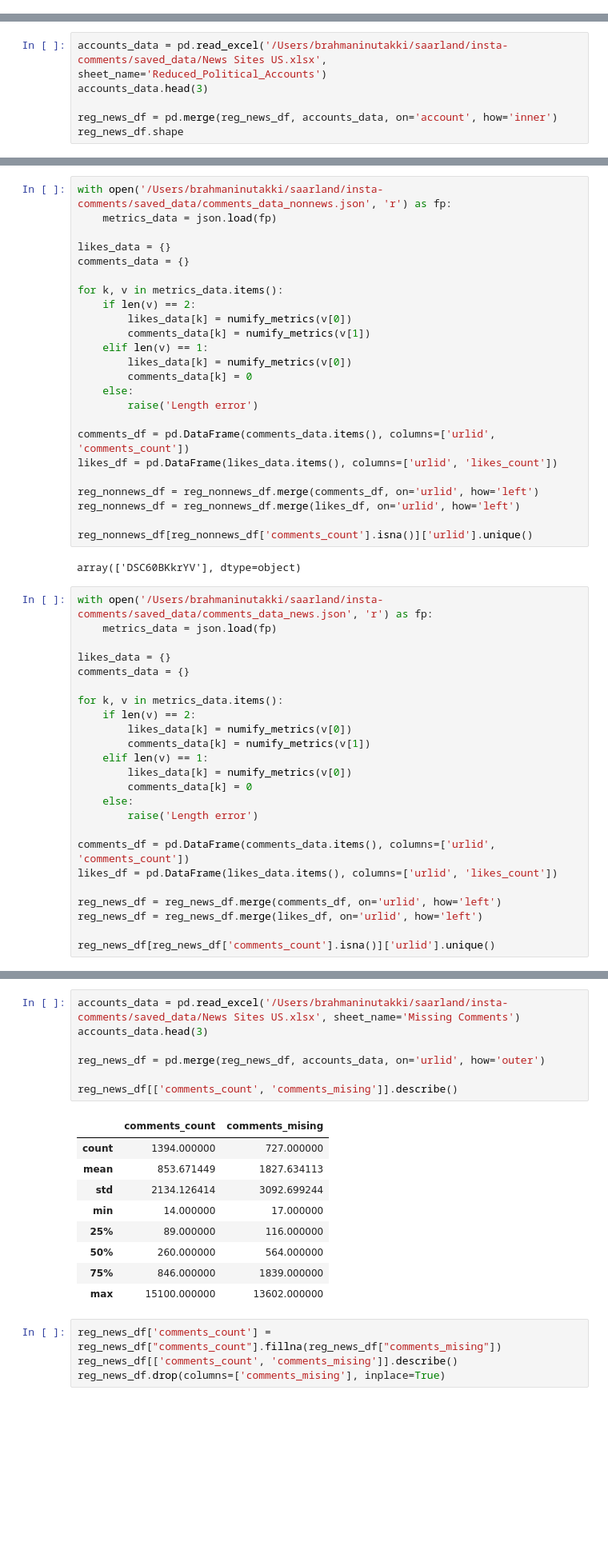
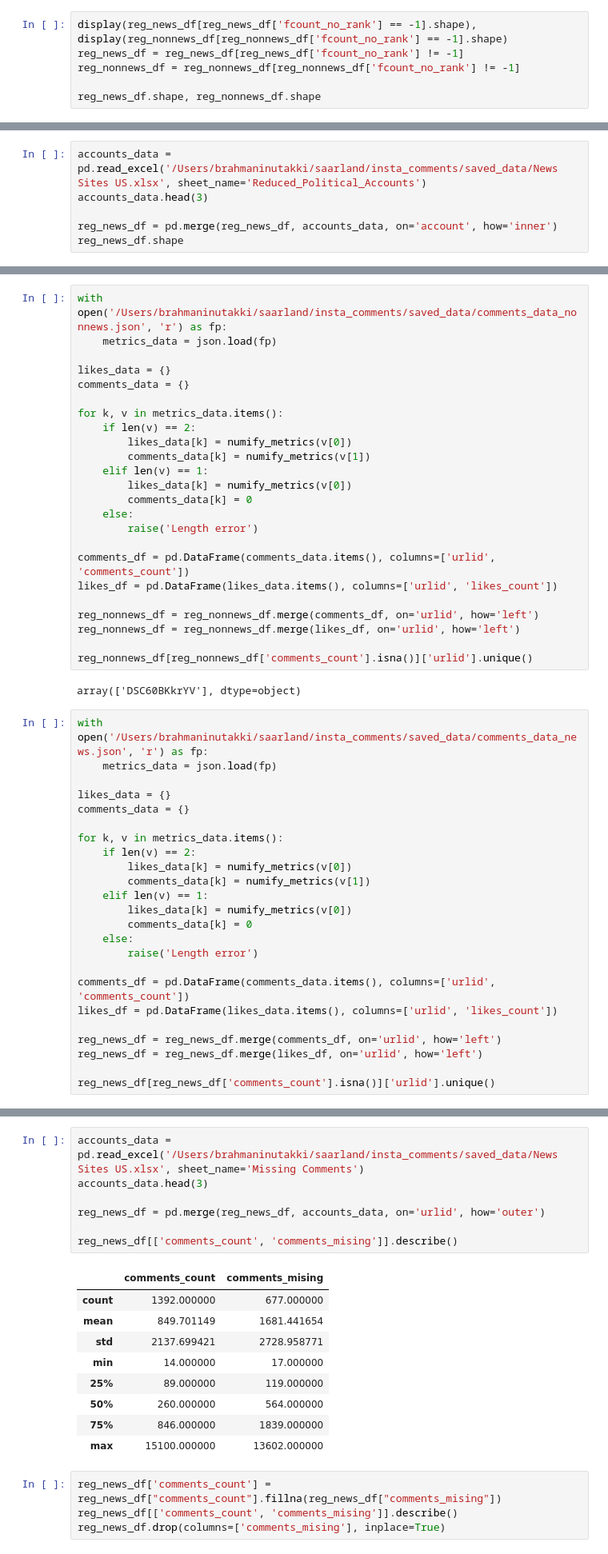
Before and after one commit to nbrahmani/insta-comments, a Jupyter notebook: posts_full_analysis_pipeline.ipynb, the cells around one changed output, grey strips where cells are left out. Shown at 80% size. Saved outputs shown, nothing was run; the diff lists cells and outputs as text; blank space fills up the shorter version.

```diff
--- a/posts_full_analysis_pipeline.ipynb
+++ b/posts_full_analysis_pipeline.ipynb
@@ -752,0 +706,6 @@ reg_news_df.shape, reg_nonnews_df.shape
+# %%
+display(reg_news_df[reg_news_df['fcount_no_rank'] == -1].shape), display(reg_nonnews_df[reg_nonnews_df['fcount_no_rank'] == -1].shape)
+reg_news_df = reg_news_df[reg_news_df['fcount_no_rank'] != -1]
+reg_nonnews_df = reg_nonnews_df[reg_nonnews_df['fcount_no_rank'] != -1]
+
+reg_news_df.shape, reg_nonnews_df.shape
@@ -761,5 +724,5 @@ reg_nonnews_df.shape
 # %%
-accounts_data = pd.read_excel('/Users/brahmaninutakki/saarland/insta-comments/saved_data/News Sites US.xlsx', sheet_name='Reduced_Political_Accounts')
+accounts_data = pd.read_excel('/Users/brahmaninutakki/saarland/insta_comments/saved_data/News Sites US.xlsx', sheet_name='Reduced_Political_Accounts')
 accounts_data.head(3)
 
 reg_news_df = pd.merge(reg_news_df, accounts_data, on='account', how='inner')
@@ -769,5 +732,5 @@ reg_news_df.shape
 # %%
-with open('/Users/brahmaninutakki/saarland/insta-comments/saved_data/comments_data_nonnews.json', 'r') as fp:
+with open('/Users/brahmaninutakki/saarland/insta_comments/saved_data/comments_data_nonnews.json', 'r') as fp:
     metrics_data = json.load(fp)
 
 likes_data = {}
@@ -793,7 +756,7 @@ reg_nonnews_df[reg_nonnews_df['comments_count'].isna()]['urlid'].unique()
 # %% [output]
 array(['DSC60BKkrYV'], dtype=object)
 # %%
-with open('/Users/brahmaninutakki/saarland/insta-comments/saved_data/comments_data_news.json', 'r') as fp:
+with open('/Users/brahmaninutakki/saarland/insta_comments/saved_data/comments_data_news.json', 'r') as fp:
     metrics_data = json.load(fp)
 
 likes_data = {}
@@ -827,18 +790,18 @@ array(['DRWBiQXDG0H', 'DRXIibxjFKK', 'DRW1V1nE_nd', 'DRXBM5Ojq4P',
       dtype=object)
 # %%
-accounts_data = pd.read_excel('/Users/brahmaninutakki/saarland/insta-comments/saved_data/News Sites US.xlsx', sheet_name='Missing Comments')
+accounts_data = pd.read_excel('/Users/brahmaninutakki/saarland/insta_comments/saved_data/News Sites US.xlsx', sheet_name='Missing Comments')
 accounts_data.head(3)
 
 reg_news_df = pd.merge(reg_news_df, accounts_data, on='urlid', how='outer')
 
 reg_news_df[['comments_count', 'comments_mising']].describe()
 # %% [output]
 |  | comments_count | comments_mising |
-| count | 1394.000000 | 727.000000 |
-| mean | 853.671449 | 1827.634113 |
-| std | 2134.126414 | 3092.699244 |
+| count | 1392.000000 | 677.000000 |
+| mean | 849.701149 | 1681.441654 |
+| std | 2137.699421 | 2728.958771 |
 | min | 14.000000 | 17.000000 |
-| 25% | 89.000000 | 116.000000 |
+| 25% | 89.000000 | 119.000000 |
 | 50% | 260.000000 | 564.000000 |
 | 75% | 846.000000 | 1839.000000 |
 | max | 15100.000000 | 13602.000000 |
```
Also changed, not shown: parts of 46 cells of this notebook, 11 other files.
